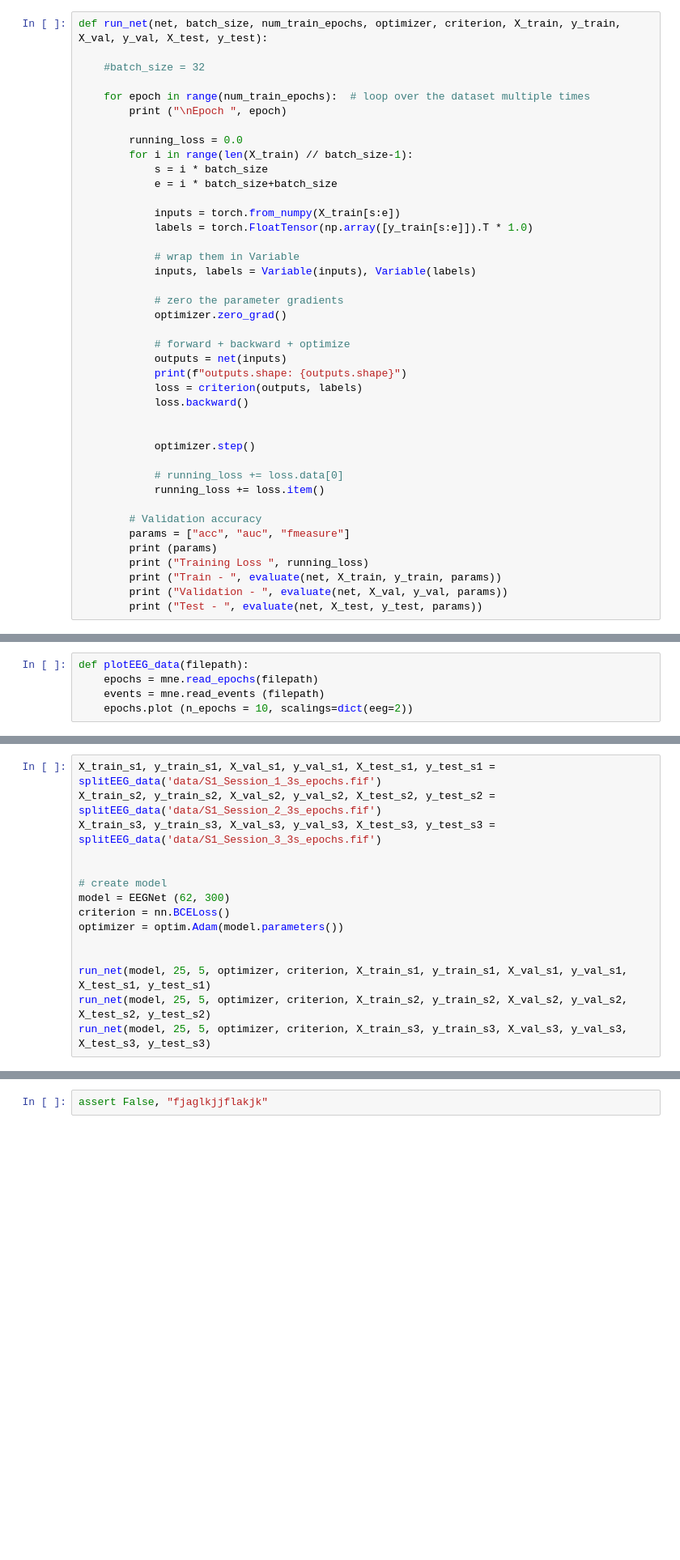
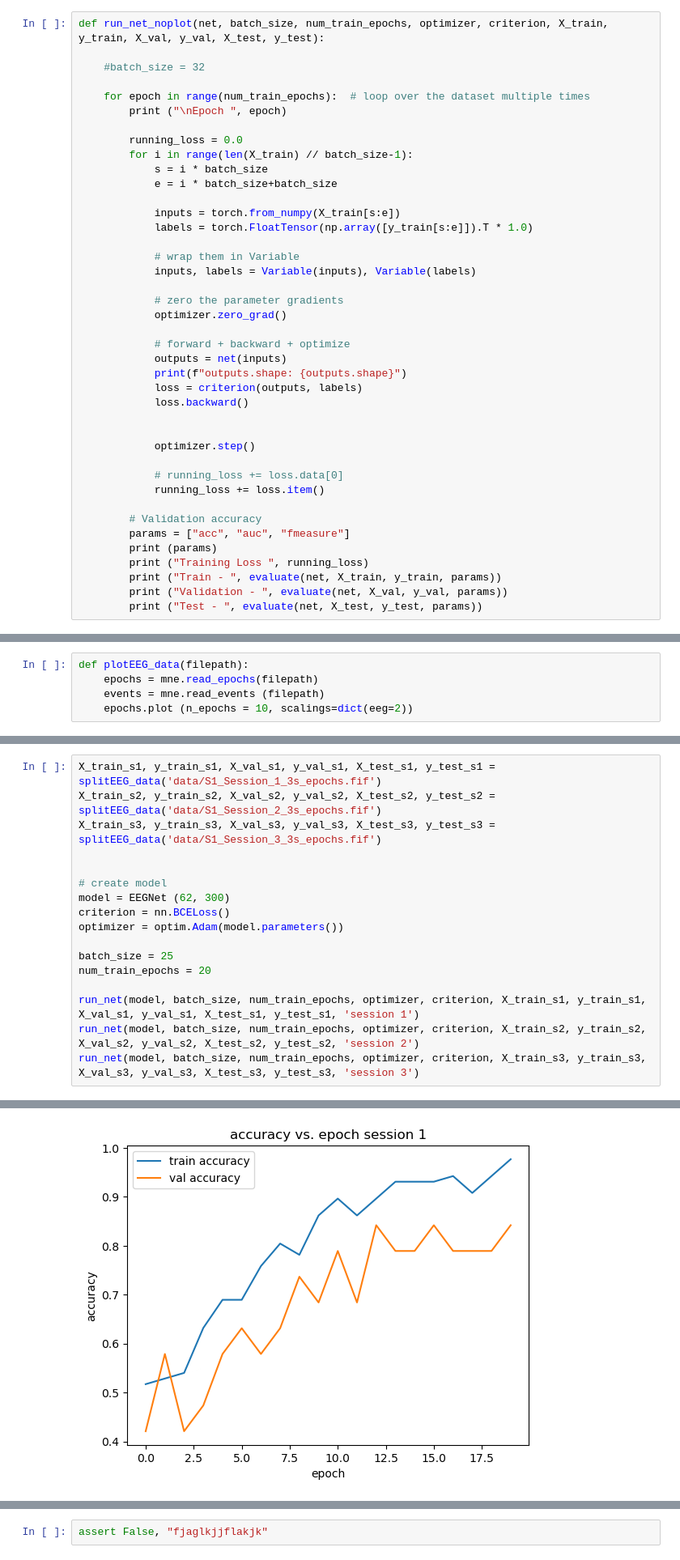
Before and after one commit to 1kaipark/EEGNet, a Jupyter notebook: PyTorch+EEGNET+MBT42.ipynb, the cells around one changed output, grey strips where cells are left out. Shown at 81% size. Saved outputs shown, nothing was run; the diff lists cells and outputs as text; blank space fills up the shorter version.

```diff
--- a/PyTorch+EEGNET+MBT42.ipynb
+++ b/PyTorch+EEGNET+MBT42.ipynb
@@ -182,7 +182,7 @@ def evaluate(model, X, Y, params = ["acc"]):
 # %% [markdown]
 ##### run method (same code, just packed into a method)
 # %%
-def run_net(net, batch_size, num_train_epochs, optimizer, criterion, X_train, y_train, X_val, y_val, X_test, y_test):
+def run_net_noplot(net, batch_size, num_train_epochs, optimizer, criterion, X_train, y_train, X_val, y_val, X_test, y_test):
 
     #batch_size = 32
 
@@ -263,10 +326,12 @@ model = EEGNet (62, 300)
 criterion = nn.BCELoss()
 optimizer = optim.Adam(model.parameters())
 
+batch_size = 25
+num_train_epochs = 20
 
-run_net(model, 25, 5, optimizer, criterion, X_train_s1, y_train_s1, X_val_s1, y_val_s1, X_test_s1, y_test_s1)
-run_net(model, 25, 5, optimizer, criterion, X_train_s2, y_train_s2, X_val_s2, y_val_s2, X_test_s2, y_test_s2)
-run_net(model, 25, 5, optimizer, criterion, X_train_s3, y_train_s3, X_val_s3, y_val_s3, X_test_s3, y_test_s3)
+run_net(model, batch_size, num_train_epochs, optimizer, criterion, X_train_s1, y_train_s1, X_val_s1, y_val_s1, X_test_s1, y_test_s1, 'session 1')
+run_net(model, batch_size, num_train_epochs, optimizer, criterion, X_train_s2, y_train_s2, X_val_s2, y_val_s2, X_test_s2, y_test_s2, 'session 2')
+run_net(model, batch_size, num_train_epochs, optimizer, criterion, X_train_s3, y_train_s3, X_val_s3, y_val_s3, X_test_s3, y_test_s3, 'session 3')
 # %% [output]
 Reading /Users/applelaptop/Desktop/MNE/data/S1_Session_1_3s_epochs.fif ...
 Isotrak not found
@@ -306,0 +372 @@ Test -  [0.7368421052631579, 0.8444444444444444, 0.7368421052631577]
+[figure, added]
```
Also changed, not shown: parts of 4 cells of this notebook.
